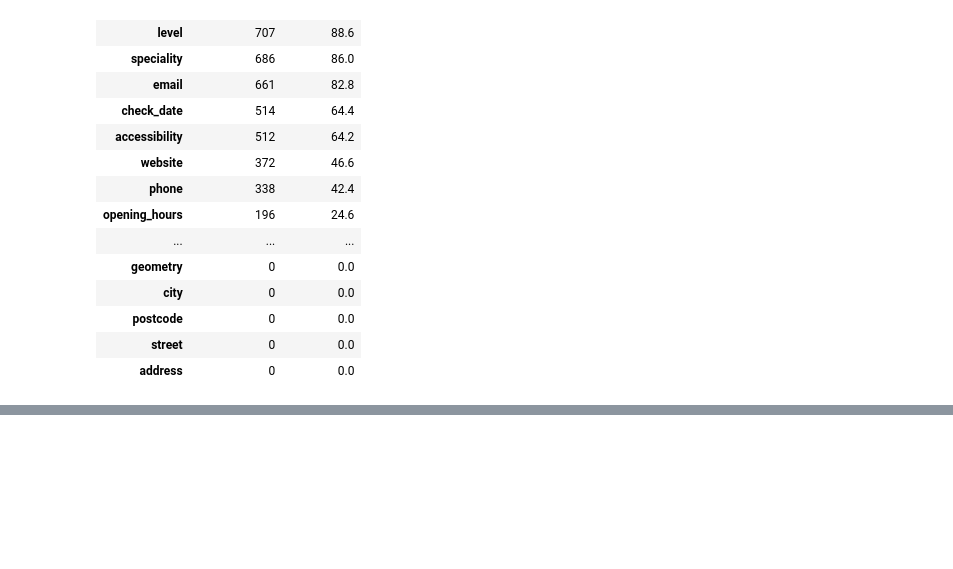
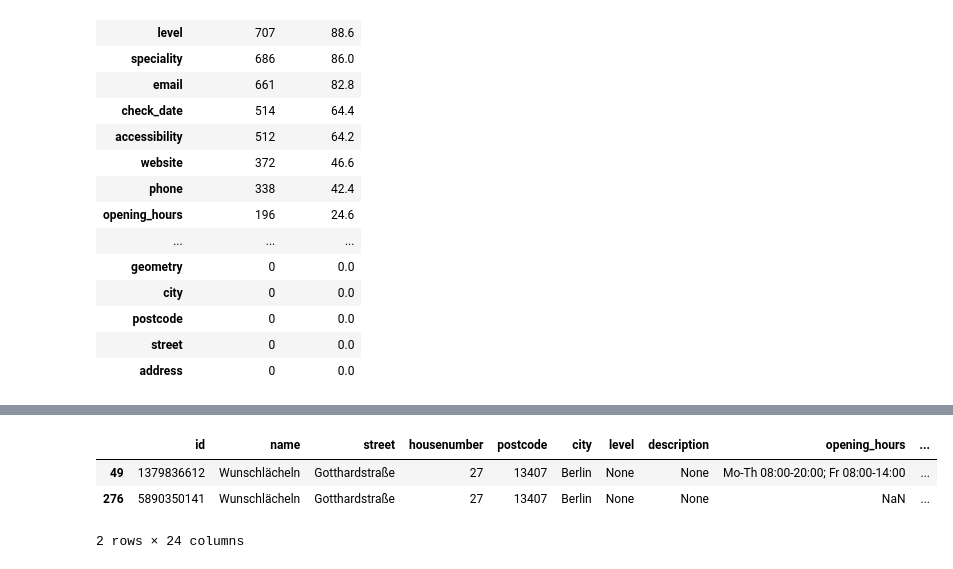
Before and after one commit to Nigar1209/berlin-poi-osm-pipeline, a Jupyter notebook: dental_offices/scripts/dental_offices_data_prepocessing.ipynb, the cells around one changed output, grey strips where cells are left out. Drawn from its saved outputs; the diff is of its cells as text; code cells hidden in the pictures; blank space fills up the shorter version.

```diff
--- a/dental_offices/scripts/dental_offices_data_prepocessing.ipynb
+++ b/dental_offices/scripts/dental_offices_data_prepocessing.ipynb
@@ -892,0 +923,7 @@ Missing Values Summary:
+# %%
+df_final[df_final['name']=="Wunschlächeln"]
+# %% [output]
+|  | id | name | street | housenumber | postcode | city | level | description | opening_hours | ... |
+| 49 | 1379836612 | Wunschlächeln | Gotthardstraße | 27 | 13407 | Berlin | None | None | Mo-Th 08:00-20:00; Fr 08:00-14:00 | ... |
+| 276 | 5890350141 | Wunschlächeln | Gotthardstraße | 27 | 13407 | Berlin | None | None | NaN | ... |
+2 rows × 24 columns
```
Also changed, not shown: parts of 4 cells of this notebook.
